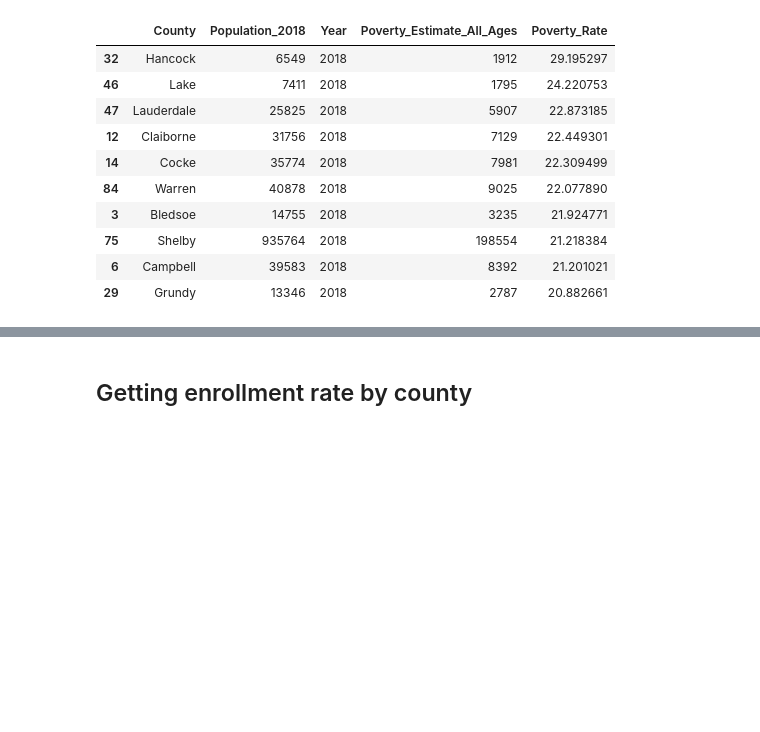
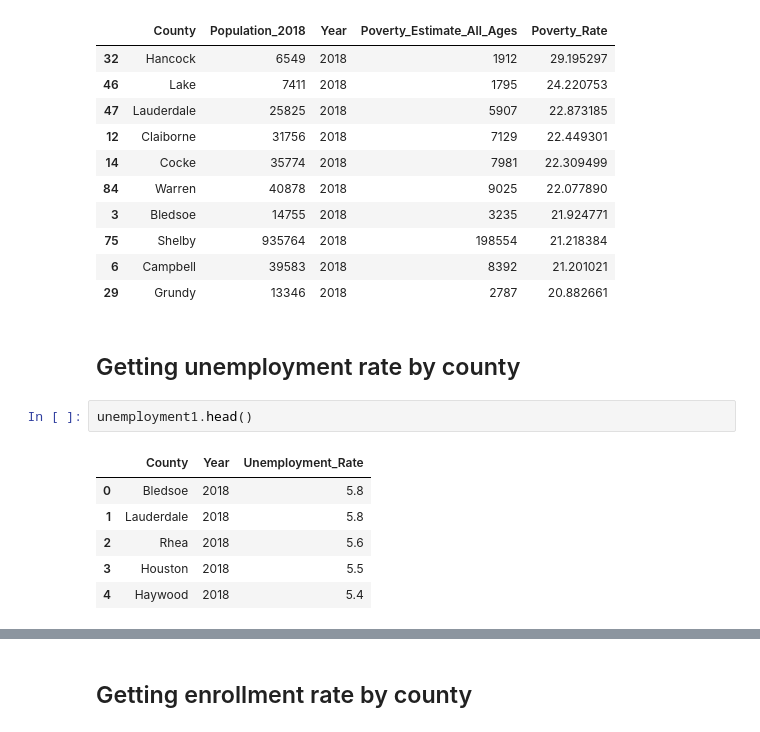
Before and after one commit to bryanclanton/TennCare-Enrollment-Analysis, a Jupyter notebook: TennCare_Enrollment_Analysis.ipynb, the cells around one changed output, grey strips where cells are left out. Cells and saved outputs as stored; diff of their text form; blank space fills up the shorter version.

```diff
--- a/TennCare_Enrollment_Analysis.ipynb
+++ b/TennCare_Enrollment_Analysis.ipynb
@@ -327,3 +328,14 @@ population_poverty_2018.head(10)
 | 75 | Shelby | 935764 | 2018 | 198554 | 21.218384 |
 | 6 | Campbell | 39583 | 2018 | 8392 | 21.201021 |
 | 29 | Grundy | 13346 | 2018 | 2787 | 20.882661 |
+# %% [markdown]
+## Getting unemployment rate by county
+# %%
+unemployment1.head()
+# %% [output]
+|  | County | Year | Unemployment_Rate |
+| 0 | Bledsoe | 2018 | 5.8 |
+| 1 | Lauderdale | 2018 | 5.8 |
+| 2 | Rhea | 2018 | 5.6 |
+| 3 | Houston | 2018 | 5.5 |
+| 4 | Haywood | 2018 | 5.4 |
```
Also changed, not shown: parts of 3 cells of this notebook, 4 other files.
